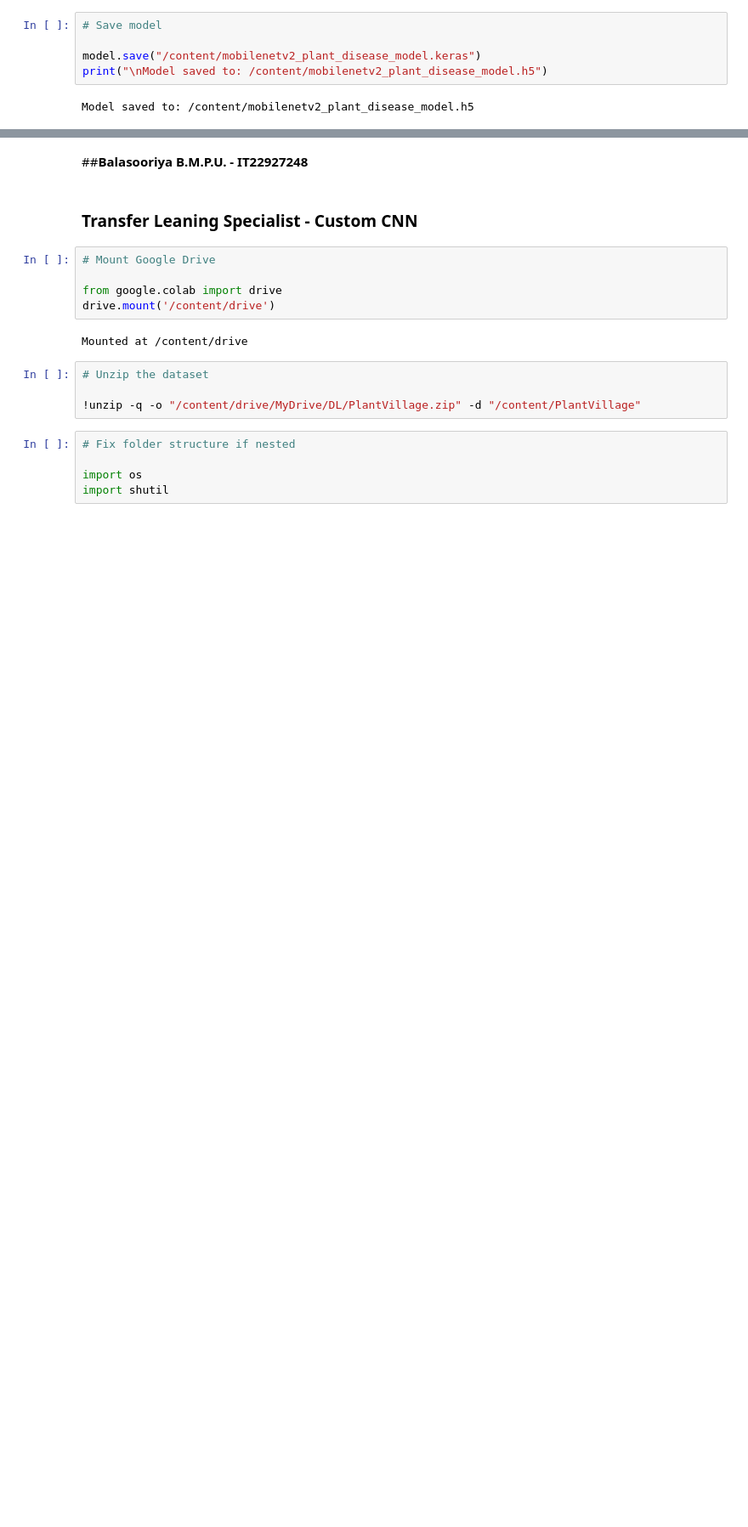
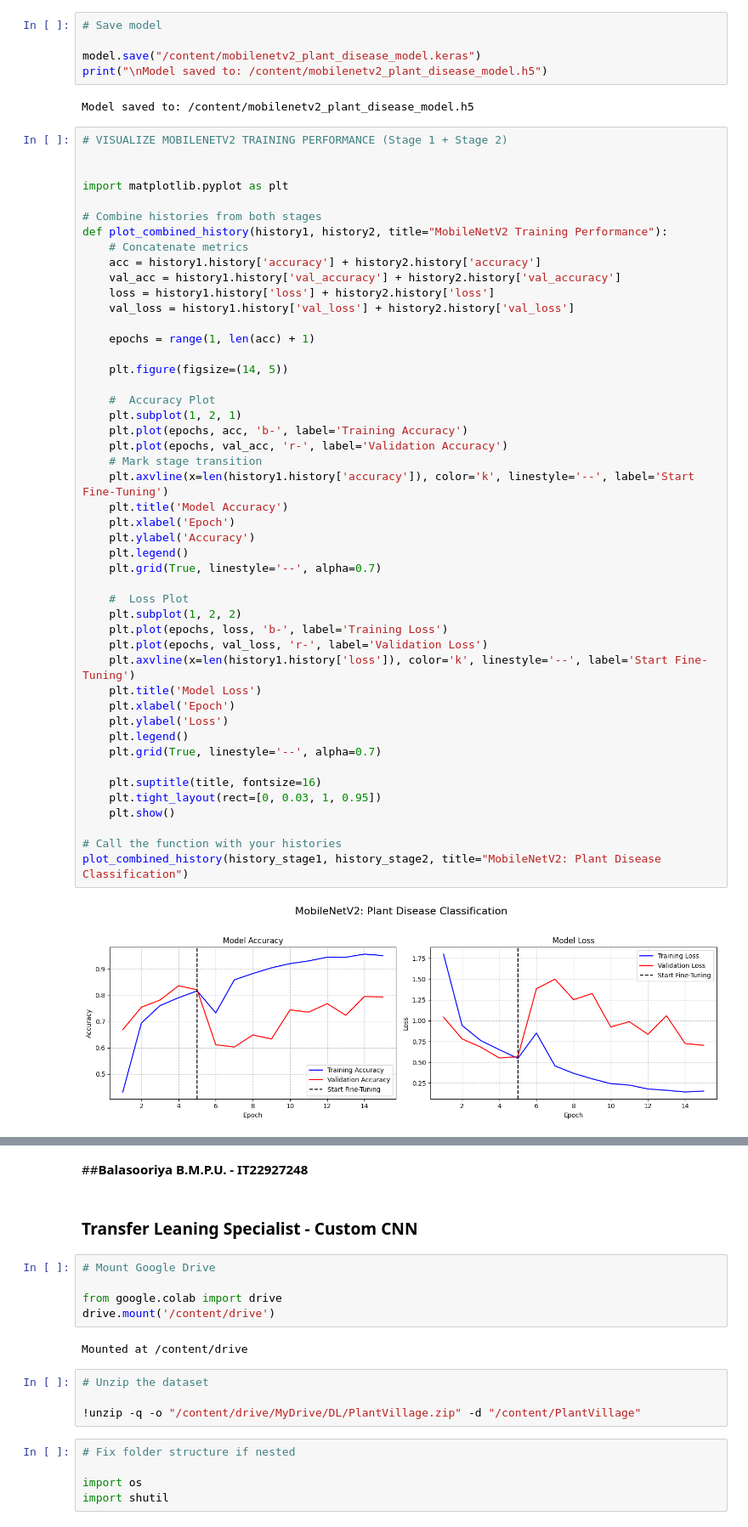
Before and after one commit to ChirathiSomadasa/Deep_Learning_Assignment, a Jupyter notebook: Deep_Learning_Assignment.ipynb, the cells around one changed output, grey strips where cells are left out. Shown at 85% size. Cells and saved outputs as stored; diff of their text form; blank space fills up the shorter version.

```diff
--- a/Deep_Learning_Assignment.ipynb
+++ b/Deep_Learning_Assignment.ipynb
@@ -222,4 +222,53 @@ model.save("/content/mobilenetv2_plant_disease_model.keras")
 print("\nModel saved to: /content/mobilenetv2_plant_disease_model.h5")
 # %% [output]
 Model saved to: /content/mobilenetv2_plant_disease_model.h5
+# %%
+# VISUALIZE MOBILENETV2 TRAINING PERFORMANCE (Stage 1 + Stage 2)
+
+
+import matplotlib.pyplot as plt
+
+# Combine histories from both stages
+def plot_combined_history(history1, history2, title="MobileNetV2 Training Performance"):
+    # Concatenate metrics
+    acc = history1.history['accuracy'] + history2.history['accuracy']
+    val_acc = history1.history['val_accuracy'] + history2.history['val_accuracy']
+    loss = history1.history['loss'] + history2.history['loss']
+    val_loss = history1.history['val_loss'] + history2.history['val_loss']
+
+    epochs = range(1, len(acc) + 1)
+
+    plt.figure(figsize=(14, 5))
+
+    #  Accuracy Plot
+    plt.subplot(1, 2, 1)
+    plt.plot(epochs, acc, 'b-', label='Training Accuracy')
+    plt.plot(epochs, val_acc, 'r-', label='Validation Accuracy')
+    # Mark stage transition
+    plt.axvline(x=len(history1.history['accuracy']), color='k', linestyle='--', label='Start Fine-Tuning')
+    plt.title('Model Accuracy')
+    plt.xlabel('Epoch')
+    plt.ylabel('Accuracy')
+    plt.legend()
+    plt.grid(True, linestyle='--', alpha=0.7)
+
+    #  Loss Plot
+    plt.subplot(1, 2, 2)
+    plt.plot(epochs, loss, 'b-', label='Training Loss')
+    plt.plot(epochs, val_loss, 'r-', label='Validation Loss')
+    plt.axvline(x=len(history1.history['loss']), color='k', linestyle='--', label='Start Fine-Tuning')
+    plt.title('Model Loss')
+    plt.xlabel('Epoch')
+    plt.ylabel('Loss')
+    plt.legend()
+    plt.grid(True, linestyle='--', alpha=0.7)
+
+    plt.suptitle(title, fontsize=16)
+    plt.tight_layout(rect=[0, 0.03, 1, 0.95])
+    plt.show()
+
+# Call the function with your histories
+plot_combined_history(history_stage1, history_stage2, title="MobileNetV2: Plant Disease Classification")
+# %% [output]
+[figure, added]
 # %%
```
Also changed, not shown: parts of 32 cells of this notebook.
